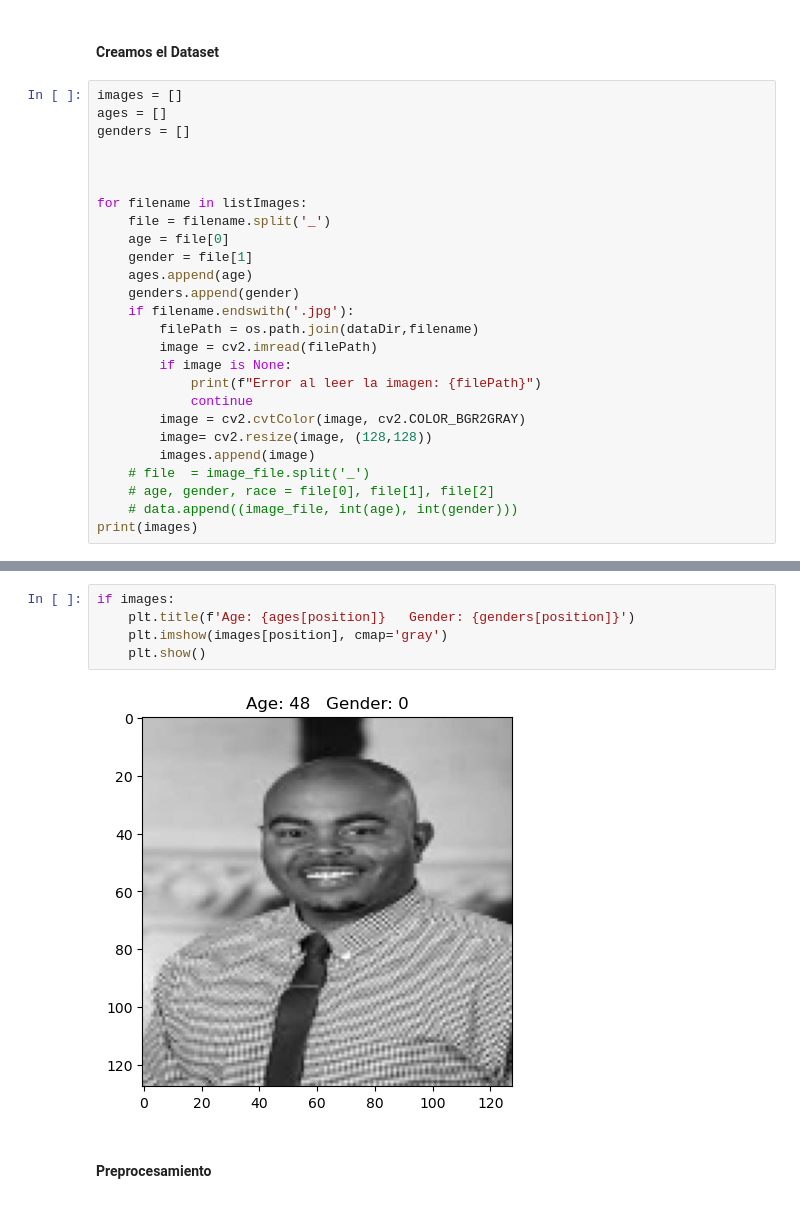
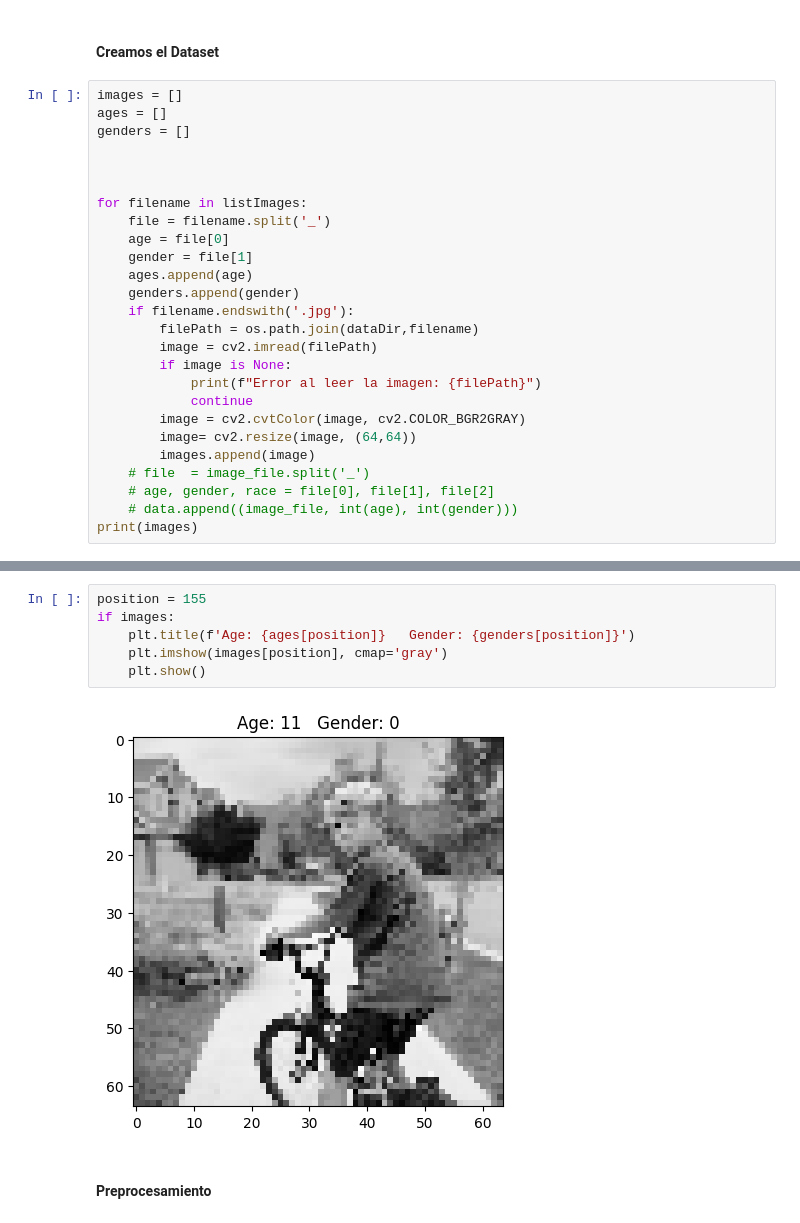
Before and after one commit to Ivo196/face-recognition, a Jupyter notebook: faceDetection.ipynb, the cells around one changed output, grey strips where cells are left out. Cells and saved outputs as stored; diff of their text form.

```diff
--- a/faceDetection.ipynb
+++ b/faceDetection.ipynb
@@ -42,7 +44,7 @@ for filename in listImages:
             print(f"Error al leer la imagen: {filePath}")
             continue
         image = cv2.cvtColor(image, cv2.COLOR_BGR2GRAY)
-        image= cv2.resize(image, (128,128))
+        image= cv2.resize(image, (64,64))
         images.append(image)
     # file  = image_file.split('_')
     # age, gender, race = file[0], file[1], file[2]
@@ -72,9 +71,10 @@ libpng warning: iCCP: known incorrect sRGB profile
 # %%
+position = 155
 if images:
     plt.title(f'Age: {ages[position]}   Gender: {genders[position]}')
     plt.imshow(images[position], cmap='gray')
     plt.show()
 # %% [output]
-[figure, old version]
+[figure, new version]
 # %% [markdown]
 #### Preprocesamiento
```
Also changed, not shown: parts of 10 cells of this notebook.
